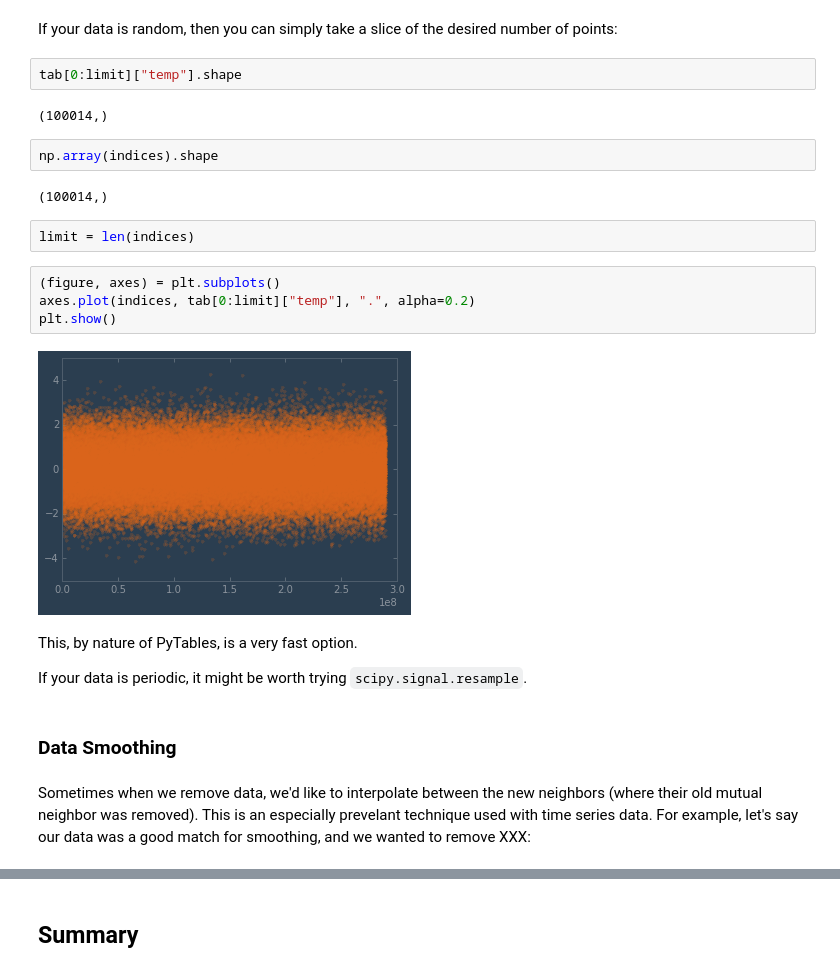
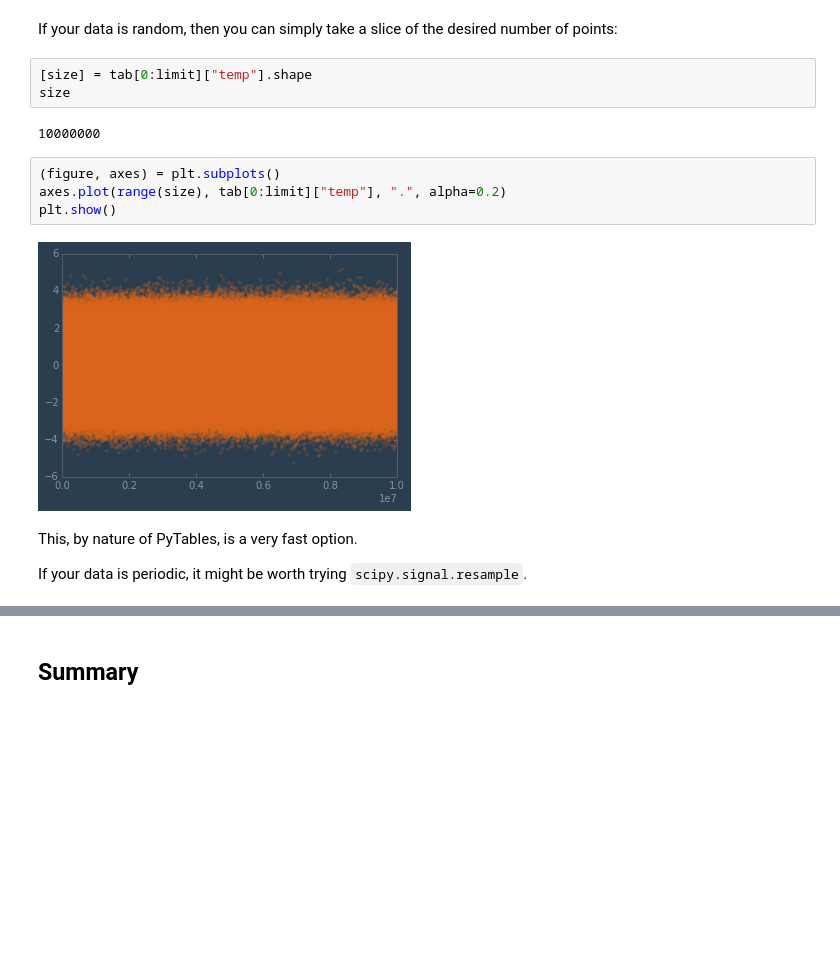
Before and after one commit to masteringmatplotlib/big-data, a Jupyter notebook: notebooks/mmpl-big-data.ipynb, the cells around one changed output, grey strips where cells are left out. Saved outputs shown, nothing was run; the diff lists cells and outputs as text; blank space fills up the shorter version.

```diff
--- a/notebooks/mmpl-big-data.ipynb
+++ b/notebooks/mmpl-big-data.ipynb
@@ -950,26 +1103,17 @@ If these are important to you, you still have some other options available.
 # %% [markdown]
 If your data is random, then you can simply take a slice of the desired number of points:
 # %%
-tab[0:limit]["temp"].shape
+[size] = tab[0:limit]["temp"].shape
+size
 # %% [output]
-(100014,)
+10000000
-# %%
-np.array(indices).shape
-# %% [output]
-(100014,)
-# %%
-limit = len(indices)
 # %%
 (figure, axes) = plt.subplots()
-axes.plot(indices, tab[0:limit]["temp"], ".", alpha=0.2)
+axes.plot(range(size), tab[0:limit]["temp"], ".", alpha=0.2)
 plt.show()
 # %% [output]
-[figure, old version]
+[figure, new version]
 # %% [markdown]
 This, by nature of PyTables, is a very fast option.
 
 If your data is periodic, it might be worth trying ``scipy.signal.resample``.
-# %% [markdown]
-### Data Smoothing
-# %% [markdown]
-Sometimes when we remove data, we'd like to interpolate between the new neighbors (where their old mutual neighbor was removed). This is an especially prevelant technique used with time series data. For example, let's say our data was a good match for smoothing, and we wanted to remove XXX:
```
Also changed, not shown: parts of 76 cells of this notebook.
